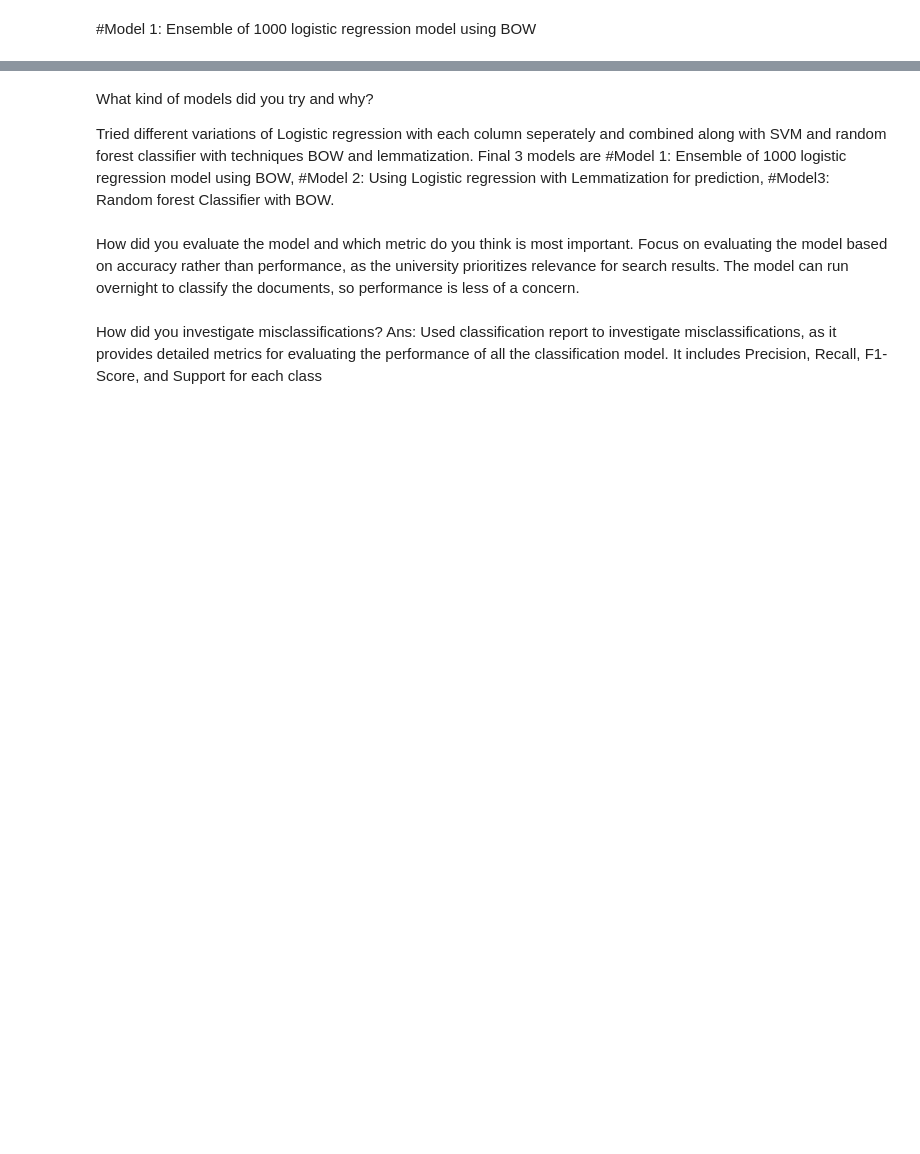
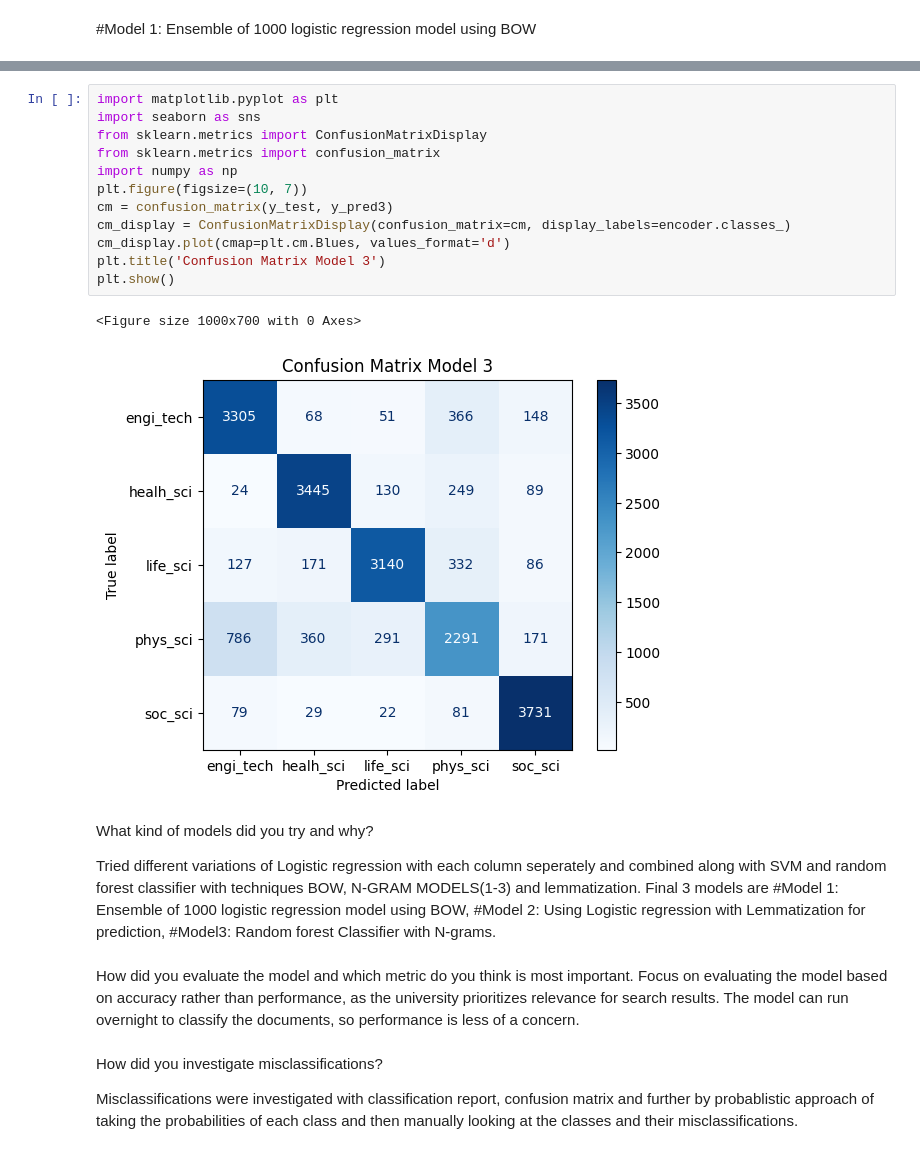
Before and after one commit to cicilymathew945/NLP, a Jupyter notebook: NLP_Assignment2.ipynb, the cells around one changed output, grey strips where cells are left out. Saved outputs shown, nothing was run; the diff lists cells and outputs as text; blank space fills up the shorter version.

```diff
--- a/NLP_Assignment2.ipynb
+++ b/NLP_Assignment2.ipynb
@@ -217,9 +298,26 @@ weighted avg       0.65      0.65      0.64      7738
+# %%
+import matplotlib.pyplot as plt
+import seaborn as sns
+from sklearn.metrics import ConfusionMatrixDisplay
+from sklearn.metrics import confusion_matrix
+import numpy as np
+plt.figure(figsize=(10, 7))
+cm = confusion_matrix(y_test, y_pred3)
+cm_display = ConfusionMatrixDisplay(confusion_matrix=cm, display_labels=encoder.classes_)
+cm_display.plot(cmap=plt.cm.Blues, values_format='d')
+plt.title('Confusion Matrix Model 3')
+plt.show()
+# %% [output]
+<Figure size 1000x700 with 0 Axes>
+[figure, added]
 # %% [markdown]
 What kind of models did you try and why?
 
-Tried different variations of Logistic regression with each column seperately and combined along with SVM and random forest classifier with techniques BOW and lemmatization. Final 3 models are #Model 1: Ensemble of 1000 logistic regression model using BOW, #Model 2: Using Logistic regression with Lemmatization for prediction, #Model3: Random forest Classifier with BOW.
+Tried different variations of Logistic regression with each column seperately and combined along with SVM and random forest classifier with techniques BOW, N-GRAM MODELS(1-3) and lemmatization. Final 3 models are #Model 1: Ensemble of 1000 logistic regression model using BOW, #Model 2: Using Logistic regression with Lemmatization for prediction, #Model3: Random forest Classifier with N-grams.
 # %% [markdown]
 How did you evaluate the model and which metric do you think is most important.
 Focus on evaluating the model based on accuracy rather than performance, as the university prioritizes relevance for search results. The model can run overnight to classify the documents, so performance is less of a concern.
 # %% [markdown]
-How did you investigate misclassifications? Ans: Used classification report to investigate misclassifications, as it provides detailed metrics for evaluating the performance of all the classification model. It includes Precision, Recall, F1-Score, and Support for each class
+How did you investigate misclassifications?
+
+Misclassifications were investigated with classification report, confusion matrix and further by probablistic approach of taking the probabilities of each class and then manually looking at the classes and their misclassifications.
```
Also changed, not shown: parts of 13 cells of this notebook.
